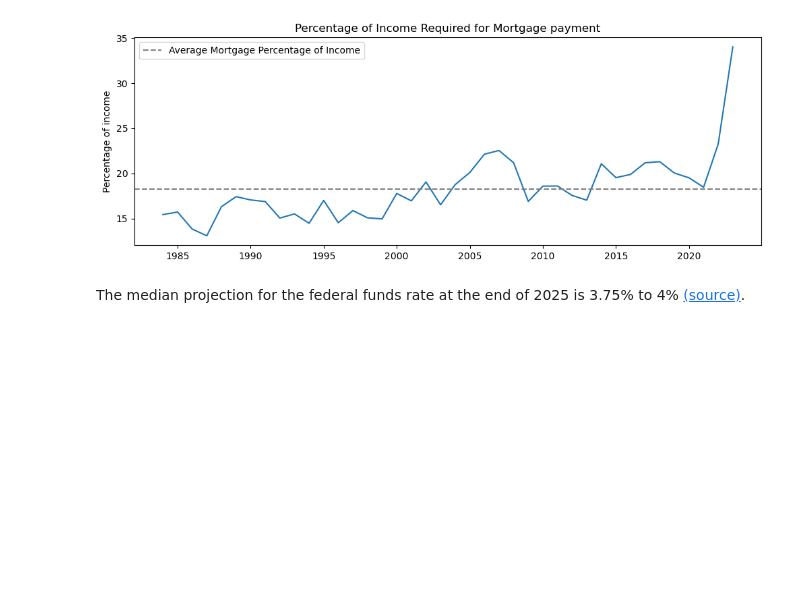
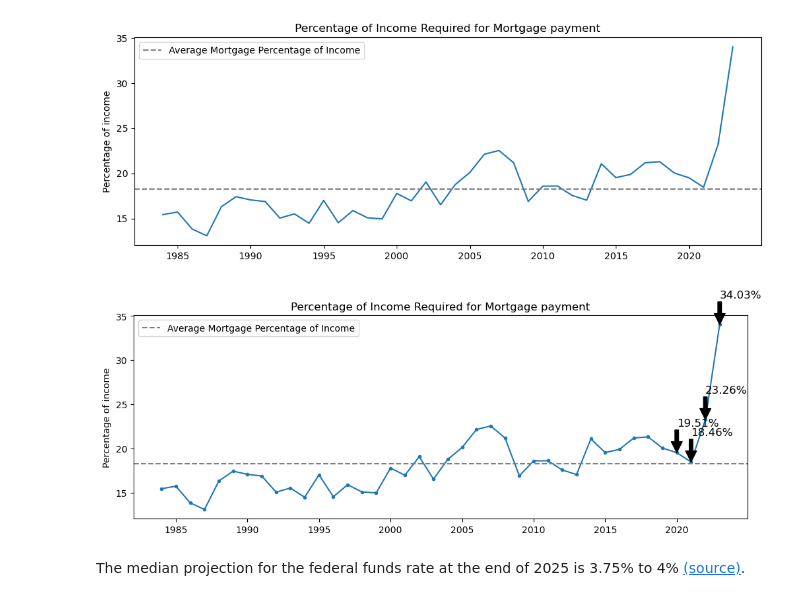
Before and after one commit to Jordanbarker/housing-analysis, a Jupyter notebook: housing_analysis.ipynb, the cells around one changed output. Cells and saved outputs as stored; diff of their text form; code cells hidden in the pictures; blank space fills up the shorter version.

```diff
--- a/housing_analysis.ipynb
+++ b/housing_analysis.ipynb
@@ -526,6 +507,52 @@ plt.legend()
 plt.show()
 # %% [output]
 [figure]
+# %%
+merged_df = pd.merge_asof(
+    pd.merge_asof(
+        median_household_income.sort_values('date'),
+        median_house_price.sort_values('date'),
+        on='date',
+        direction='backward',
+        suffixes=('_income', '_house')
+    ),
+    avg_mortgage_rates.sort_values('date'),
+    on='date',
+    direction='backward'
+)
+
+# Calculate monthly mortgage payment for each row using the corresponding mortgage rate
+merged_df['monthly_mortgage_payment'] = merged_df.apply(
+    lambda row: calculate_mortgage_payment(row['value_house'], down_payment_percent, loan_term_years, row['value']),
+    axis=1
+)
+merged_df['monthly_income'] = merged_df['value_income'] / 12
+merged_df['mortgage_percent_of_income'] = (merged_df['monthly_mortgage_payment'] / merged_df['monthly_income']) * 100
+
+result = merged_df[['date', 'mortgage_percent_of_income']]
+plt.plot(result.date, result.mortgage_percent_of_income, marker='.')
+
+plt.axhline(y=result.mortgage_percent_of_income.mean(),
+            color='gray',
+            linestyle='--',
+            label=f'Average Mortgage Percentage of Income')
+
+# Add markers with text for the last 5 datapoints
+last_rows = result.tail(4)
+for index, row in last_rows.iterrows():
+    plt.annotate(f'{row.mortgage_percent_of_income:.2f}%',
+                 xy=(row.date, row.mortgage_percent_of_income),
+                 xytext=(row.date, row.mortgage_percent_of_income + 3),
+                 arrowprops=dict(facecolor='black'),
+                 fontsize=12)
+
+
+plt.title('Percentage of Income Required for Mortgage payment')
+plt.ylabel('Percentage of income')
+plt.legend()
+plt.show()
+# %% [output]
+[figure, added]
 # %% [markdown]
 The median projection for the federal funds rate at the end of 2025 is 3.75% to 4% [(source)](https://www.barrons.com/livecoverage/fed-fomc-meeting-rate-decision-powell-speech-today/card/fed-officials-increase-forecasts-for-level-of-rates-in-2025-2026-UkWWAkV496Sxmqwlt6CN).
 # %% [markdown]
```
Also changed, not shown: parts of 8 cells of this notebook.
